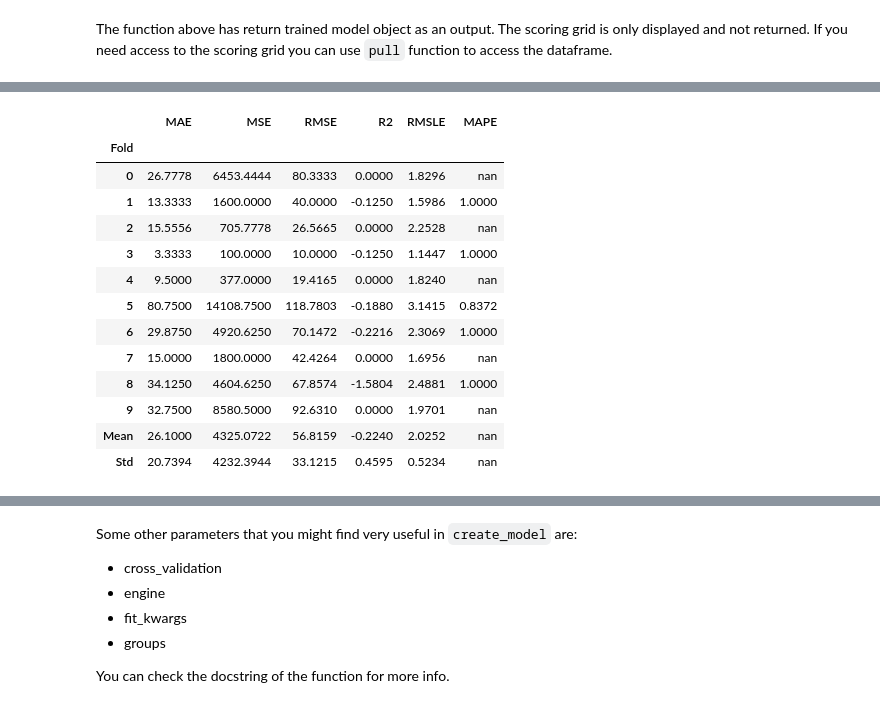
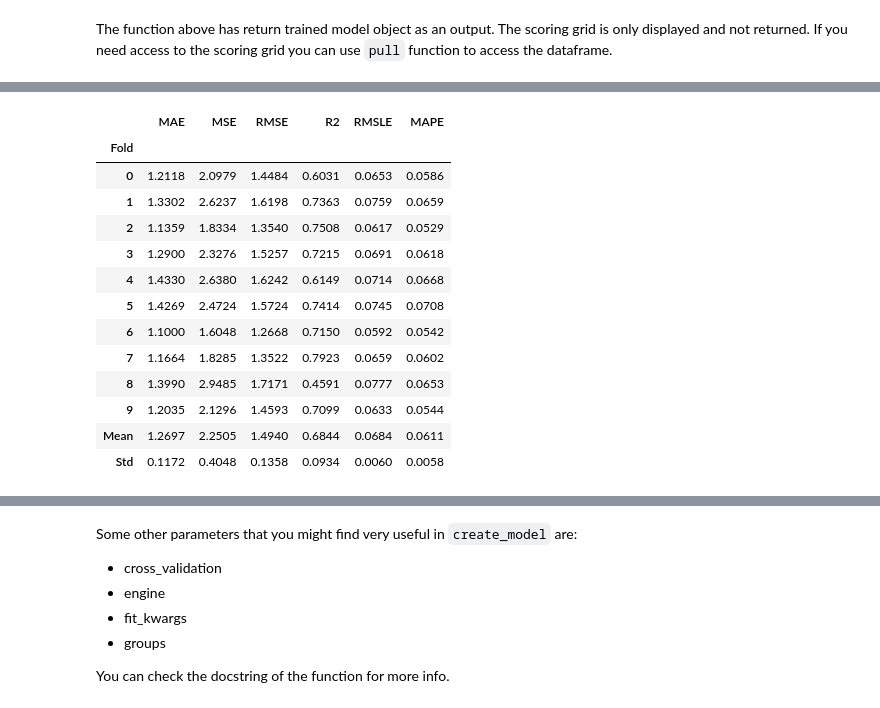
Before and after one commit to mtofighi/ChilwaBasin, a Jupyter notebook: ChilwaBasin_DataAnalysis_032024/ChilwaBasin_Regression_PyCaret_Temperature.ipynb, the cells around one changed output, grey strips where cells are left out. Drawn from its saved outputs; the diff is of its cells as text; code cells hidden in the pictures.

```diff
--- a/ChilwaBasin_DataAnalysis_032024/ChilwaBasin_Regression_PyCaret_Temperature.ipynb
+++ b/ChilwaBasin_DataAnalysis_032024/ChilwaBasin_Regression_PyCaret_Temperature.ipynb
@@ -599,23 +430,24 @@ models()
 # %% [markdown]
 The function above has return trained model object as an output. The scoring grid is only displayed and not returned. If you need access to the scoring grid you can use `pull` function to access the dataframe.
 # %%
-# train linear regression with default fold=10
-dt = create_model('dt')
+# train model with default fold=10
+# dt = create_model('dt')
+lr = create_model('lr')
 # %% [output]
 [interactive output not drawn]
 |  | MAE | MSE | RMSE | R2 | RMSLE | MAPE |
 | Fold |  |  |  |  |  |  |
-| 0 | 26.7778 | 6453.4444 | 80.3333 | 0.0000 | 1.8296 | nan |
-| 1 | 13.3333 | 1600.0000 | 40.0000 | -0.1250 | 1.5986 | 1.0000 |
-| 2 | 15.5556 | 705.7778 | 26.5665 | 0.0000 | 2.2528 | nan |
-| 3 | 3.3333 | 100.0000 | 10.0000 | -0.1250 | 1.1447 | 1.0000 |
-| 4 | 9.5000 | 377.0000 | 19.4165 | 0.0000 | 1.8240 | nan |
-| 5 | 80.7500 | 14108.7500 | 118.7803 | -0.1880 | 3.1415 | 0.8372 |
-| 6 | 29.8750 | 4920.6250 | 70.1472 | -0.2216 | 2.3069 | 1.0000 |
-| 7 | 15.0000 | 1800.0000 | 42.4264 | 0.0000 | 1.6956 | nan |
-| 8 | 34.1250 | 4604.6250 | 67.8574 | -1.5804 | 2.4881 | 1.0000 |
-| 9 | 32.7500 | 8580.5000 | 92.6310 | 0.0000 | 1.9701 | nan |
-| Mean | 26.1000 | 4325.0722 | 56.8159 | -0.2240 | 2.0252 | nan |
-| Std | 20.7394 | 4232.3944 | 33.1215 | 0.4595 | 0.5234 | nan |
+| 0 | 1.2118 | 2.0979 | 1.4484 | 0.6031 | 0.0653 | 0.0586 |
+| 1 | 1.3302 | 2.6237 | 1.6198 | 0.7363 | 0.0759 | 0.0659 |
+| 2 | 1.1359 | 1.8334 | 1.3540 | 0.7508 | 0.0617 | 0.0529 |
+| 3 | 1.2900 | 2.3276 | 1.5257 | 0.7215 | 0.0691 | 0.0618 |
+| 4 | 1.4330 | 2.6380 | 1.6242 | 0.6149 | 0.0714 | 0.0668 |
+| 5 | 1.4269 | 2.4724 | 1.5724 | 0.7414 | 0.0745 | 0.0708 |
+| 6 | 1.1000 | 1.6048 | 1.2668 | 0.7150 | 0.0592 | 0.0542 |
+| 7 | 1.1664 | 1.8285 | 1.3522 | 0.7923 | 0.0659 | 0.0602 |
+| 8 | 1.3990 | 2.9485 | 1.7171 | 0.4591 | 0.0777 | 0.0653 |
+| 9 | 1.2035 | 2.1296 | 1.4593 | 0.7099 | 0.0633 | 0.0544 |
+| Mean | 1.2697 | 2.2505 | 1.4940 | 0.6844 | 0.0684 | 0.0611 |
+| Std | 0.1172 | 0.4048 | 0.1358 | 0.0934 | 0.0060 | 0.0058 |
 [interactive output not drawn]
 # %%
```
Also changed, not shown: parts of 138 cells of this notebook.
